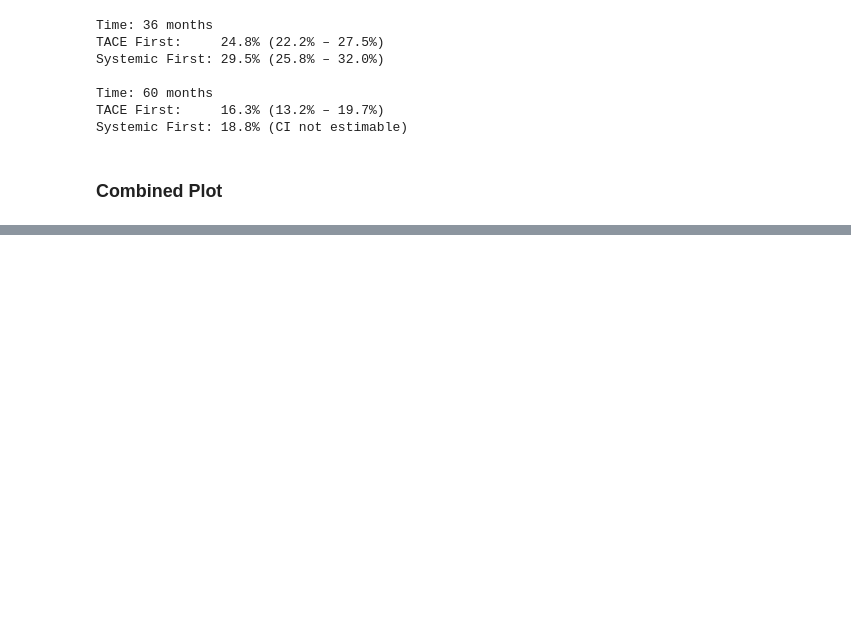
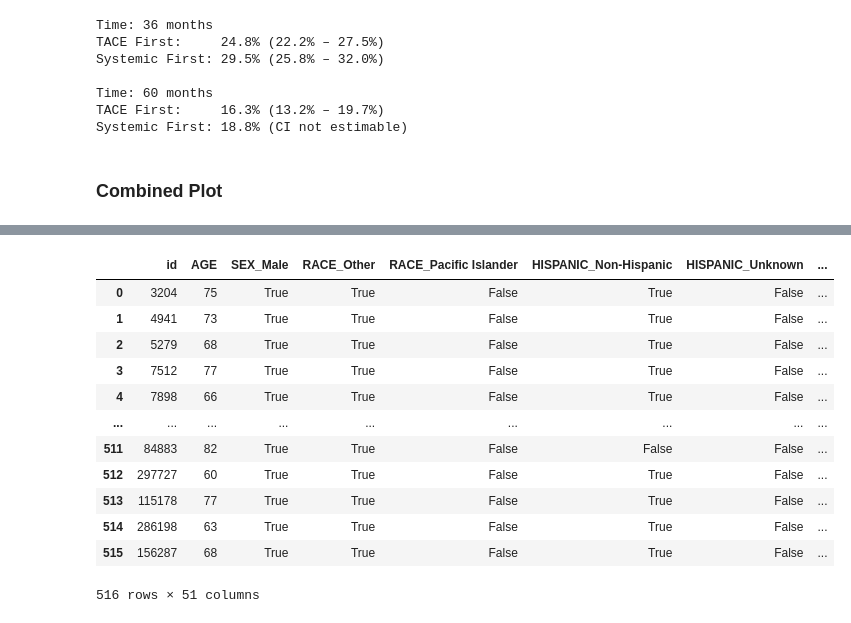
Before and after one commit to NicWYZ/HCC_TACE, a Jupyter notebook: TACE_IO_NCDB.ipynb, the cells around one changed output, grey strips where cells are left out. Cells and saved outputs as stored; diff of their text form; code cells hidden in the pictures; blank space fills up the shorter version.

```diff
--- a/TACE_IO_NCDB.ipynb
+++ b/TACE_IO_NCDB.ipynb
@@ -687,0 +715,17 @@ plt.show()
+# %%
+df_matched = psm.df_matched
+df_matched
+# %% [output]
+|  | id | AGE | SEX_Male | RACE_Other | RACE_Pacific Islander | HISPANIC_Non-Hispanic | HISPANIC_Unknown | ... |
+| 0 | 3204 | 75 | True | True | False | True | False | ... |
+| 1 | 4941 | 73 | True | True | False | True | False | ... |
+| 2 | 5279 | 68 | True | True | False | True | False | ... |
+| 3 | 7512 | 77 | True | True | False | True | False | ... |
+| 4 | 7898 | 66 | True | True | False | True | False | ... |
+| ... | ... | ... | ... | ... | ... | ... | ... | ... |
+| 511 | 84883 | 82 | True | True | False | False | False | ... |
+| 512 | 297727 | 60 | True | True | False | True | False | ... |
+| 513 | 115178 | 77 | True | True | False | True | False | ... |
+| 514 | 286198 | 63 | True | True | False | True | False | ... |
+| 515 | 156287 | 68 | True | True | False | True | False | ... |
+516 rows × 51 columns
```
Also changed, not shown: parts of 15 cells of this notebook, 1 other file.
